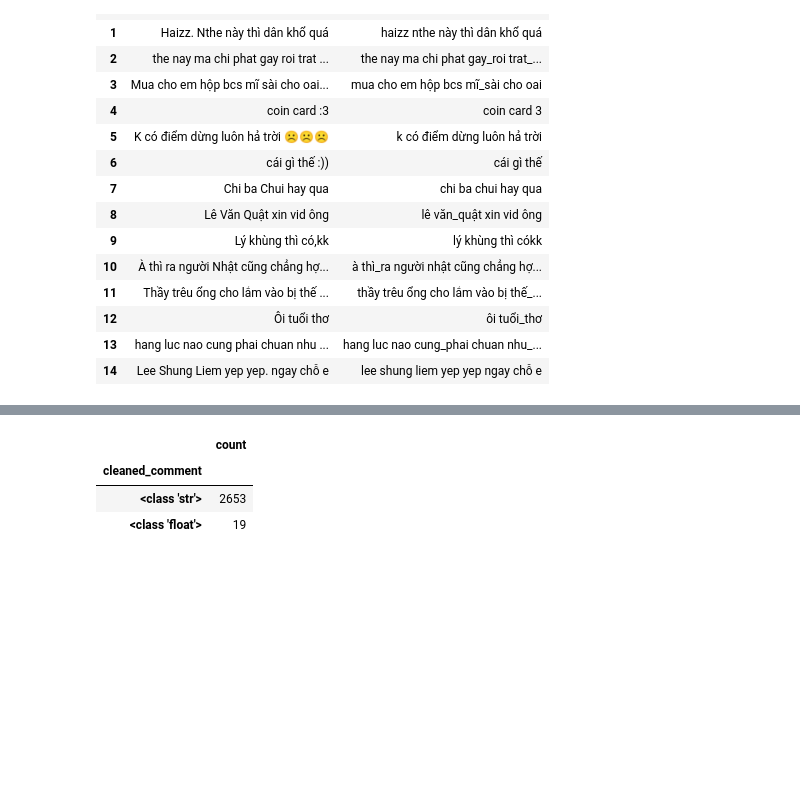
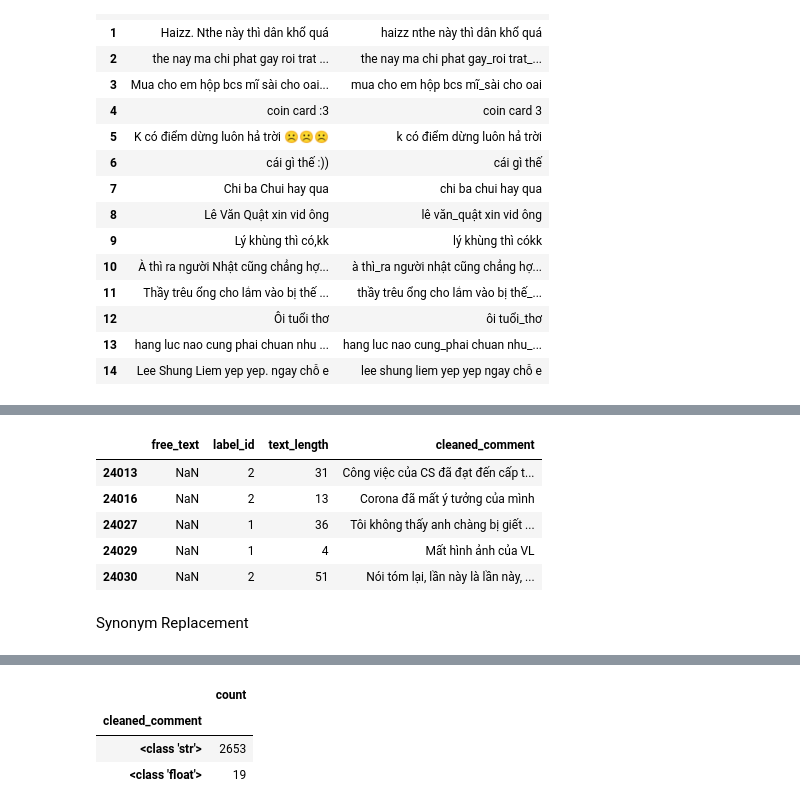
Before and after one commit to DuyMinhDo/Vietnamese-Hate-Speech-Detection, a Jupyter notebook: notebooks/EDA.ipynb, the cells around one changed output, grey strips where cells are left out. Cells and saved outputs as stored; diff of their text form; code cells hidden in the pictures; blank space fills up the shorter version.

```diff
--- a/notebooks/EDA.ipynb
+++ b/notebooks/EDA.ipynb
@@ -367,0 +423,13 @@ test_set[['free_text', 'cleaned_comment']].head(15)
+# %%
+def back_translate(text, source_lang="vi", target_lang="en"):
+    try:
+        translated = GoogleTranslator(source=source_lang, target=target_lang).translate(text)
+        back_translated = GoogleTranslator(source=target_lang, target=source_lang).translate(translated)
+        return back_translated
+    except:
+        return text
+# %%
+df_minority = train_set[train_set['label_id'].isin([1, 2])].copy()
+df_minority['cleaned_comment_aug'] = df_minority['cleaned_comment'].apply(lambda x: back_translate(x))
+
+df_augmented = pd.concat([train_set, df_minority[['label_id', 'text_length', 'cleaned_comment_aug']].rename(columns={"cleaned_comment_aug": "cleaned_comment"})])
@@ -367,0 +454,11 @@ test_set[['free_text', 'cleaned_comment']].head(15)
+# %%
+df_augmented.tail()
+# %% [output]
+|  | free_text | label_id | text_length | cleaned_comment |
+| 24013 | NaN | 2 | 31 | Công việc của CS đã đạt đến cấp t... |
+| 24016 | NaN | 2 | 13 | Corona đã mất ý tưởng của mình |
+| 24027 | NaN | 1 | 36 | Tôi không thấy anh chàng bị giết ... |
+| 24029 | NaN | 1 | 4 | Mất hình ảnh của VL |
+| 24030 | NaN | 2 | 51 | Nói tóm lại, lần này là lần này, ... |
+# %% [markdown]
+Synonym Replacement
```
Also changed, not shown: parts of 20 cells of this notebook, 1 other file.
